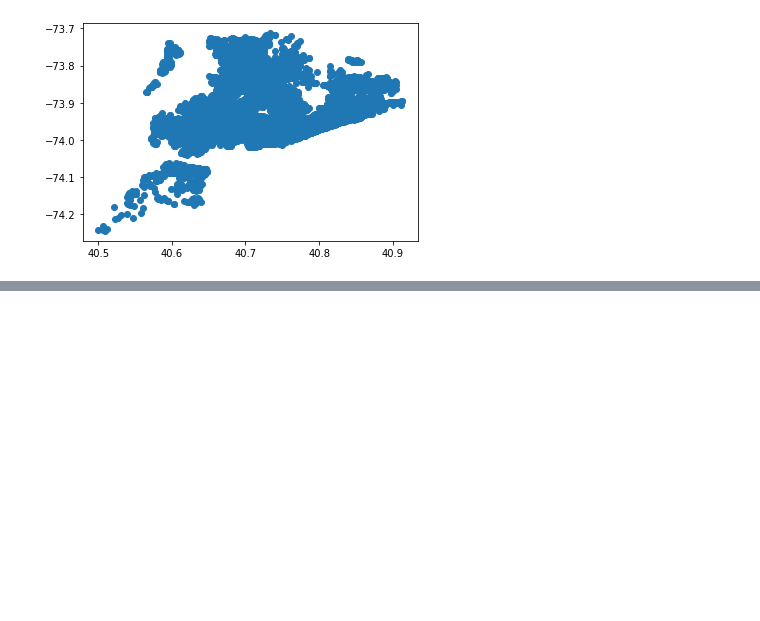
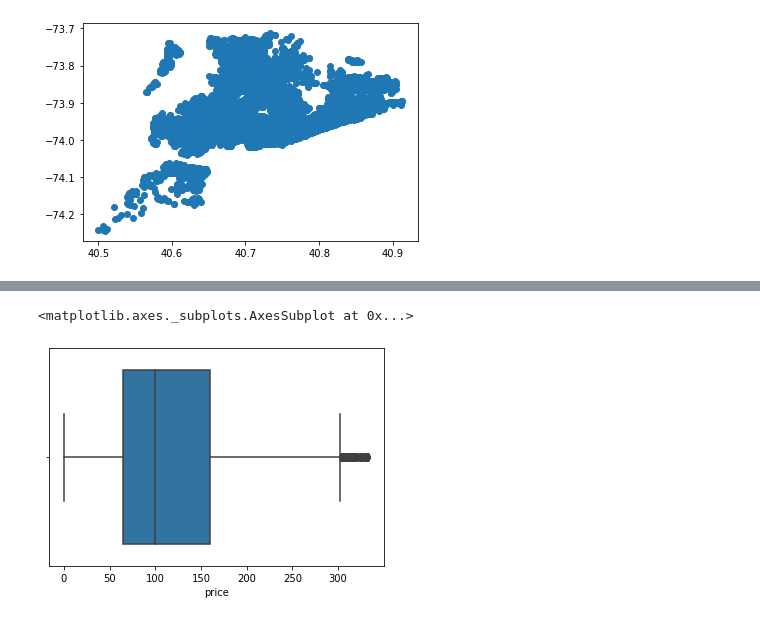
Before and after one commit to Ishakasar/NY_Airbnb, a Jupyter notebook: Isha_Kasar_Team_4_Capstone_Project.ipynb, the cells around one changed output, grey strips where cells are left out. Cells and saved outputs as stored; diff of their text form; code cells hidden in the pictures; blank space fills up the shorter version.

```diff
--- a/Isha_Kasar_Team_4_Capstone_Project.ipynb
+++ b/Isha_Kasar_Team_4_Capstone_Project.ipynb
@@ -62,0 +110,4 @@ plt.scatter(x, y)
+# %%
+#creating new df with specific columns
+new_df={'host_id':df['host_id'],'neighbourhood_group' : df['neighbourhood_group'],'neighbourhood':df['neighbourhood'],'latitude':df['latitude'],'longitude':df['longitude'],'room_type':df['room_type'],'price': df['price'],'minimum_nights':df['minimum_nights'],'number_of_reviews': df['number_of_reviews'],'calculated_host_listings_count':df['calculated_host_listings_count']       }
+NY=pd.DataFrame(new_df)
@@ -62,0 +127,23 @@ plt.scatter(x, y)
+# %%
+#remove outliers
+Q1 = np.percentile(df['price'],25)
+Q2 = np.percentile(df['price'],50)
+Q3 = np.percentile(df['price'],75)
+IQR =  Q3 - Q1
+a=Q1-(1.5*IQR)
+b=Q3+(1.5*IQR)
+NY=NY[(NY['price']<b) & (NY['price']>a)]
+# %%
+#remove outliers
+Q1 = np.percentile(df['number_of_reviews'],25)
+Q2 = np.percentile(df['number_of_reviews'],50)
+Q3 = np.percentile(df['number_of_reviews'],75)
+IQR =  Q3 - Q1
+a=Q1-(1.5*IQR)
+b=Q3+(1.5*IQR)
+NY=NY[(NY['number_of_reviews']<b) & (NY['number_of_reviews']>a)]
+# %%
+sns.boxplot(NY['price'])
+# %% [output]
+<matplotlib.axes._subplots.AxesSubplot at 0x...>
+[figure, added]
```
Also changed, not shown: parts of 15 cells of this notebook.
